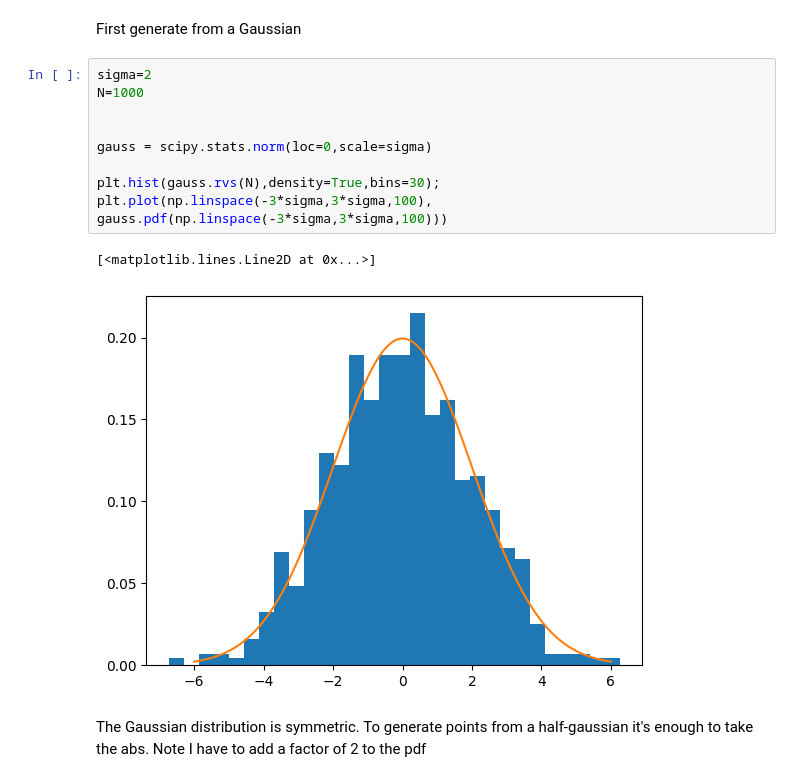
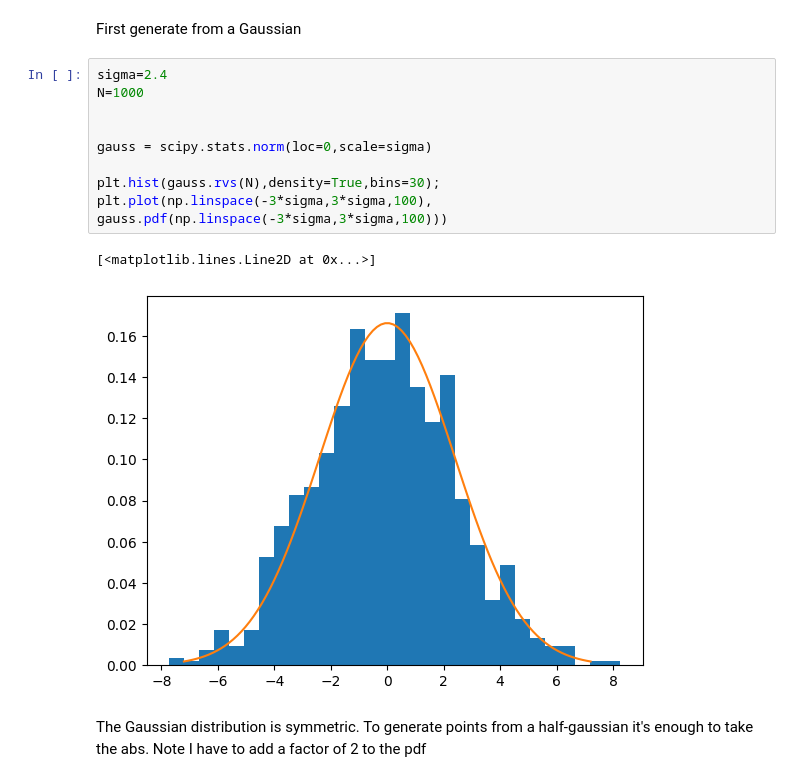
Before and after one commit to dgerosa/astrostatistics_bicocca_2024, a Jupyter notebook: solutions/S03_cubegaussianintegral.ipynb, the cells around one changed output. Cells and saved outputs as stored; diff of their text form.

```diff
--- a/solutions/S03_cubegaussianintegral.ipynb
+++ b/solutions/S03_cubegaussianintegral.ipynb
@@ -24,17 +24,17 @@ from tqdm.notebook import tqdm
 # %% [markdown]
 First generate from a Gaussian
 # %%
-sigma=2
+sigma=2.4
 N=1000
 
 
 gauss = scipy.stats.norm(loc=0,scale=sigma)
 
 plt.hist(gauss.rvs(N),density=True,bins=30);
 plt.plot(np.linspace(-3*sigma,3*sigma,100), gauss.pdf(np.linspace(-3*sigma,3*sigma,100)))
 # %% [output]
 [<matplotlib.lines.Line2D at 0x...>]
-[figure, old version]
+[figure, new version]
 # %% [markdown]
 The Gaussian distribution is symmetric. To generate points from a half-gaussian it's enough to take the abs. Note I have to add a factor of 2 to the pdf
 # %%
```
Also changed, not shown: parts of 6 cells of this notebook, 2 other files.
